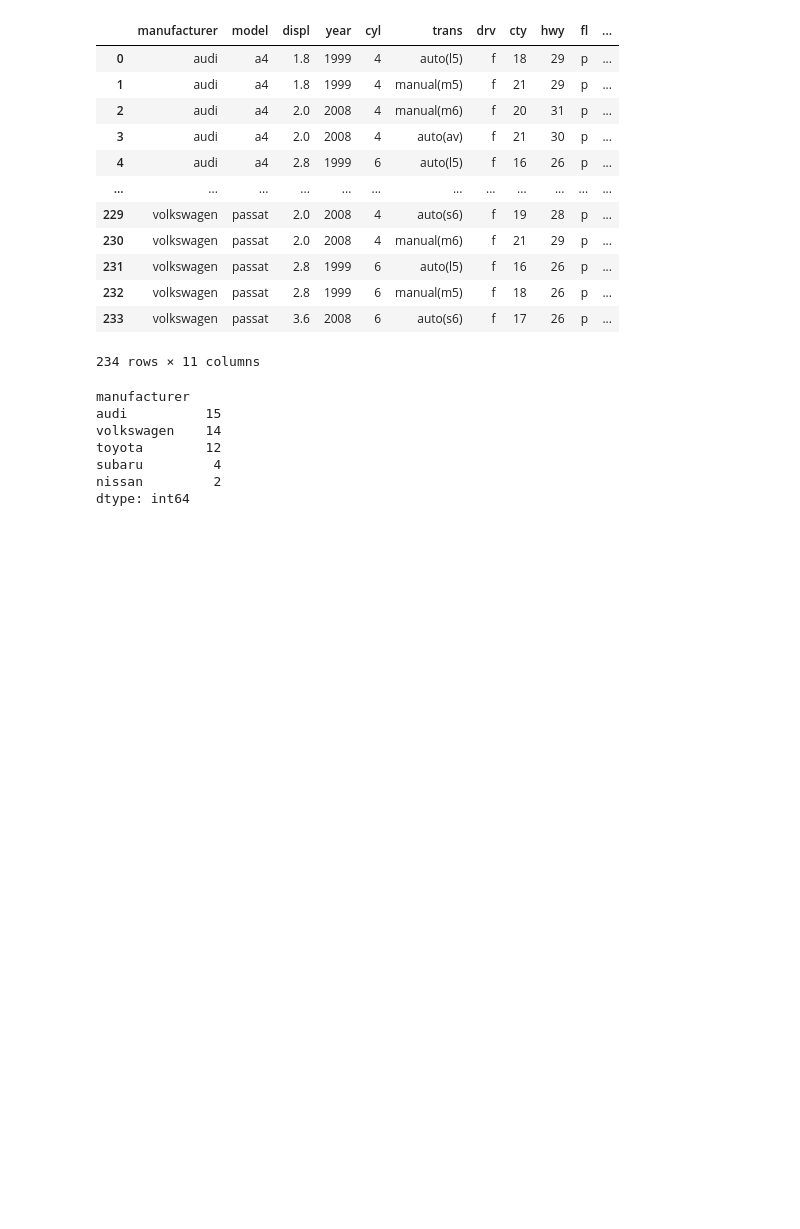
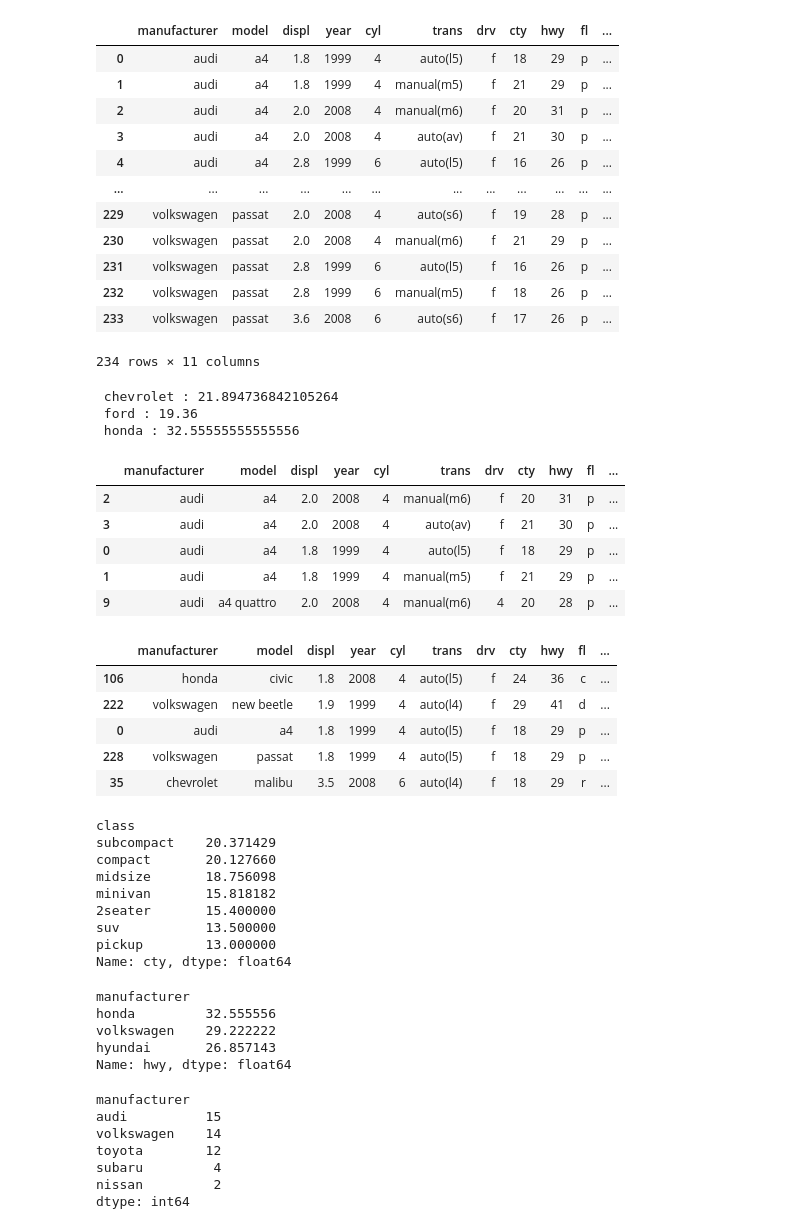
Before and after one commit to Souuul/numpy-pandas, a Jupyter notebook: Pandas movie.ipynb, the cells around one changed output. Cells and saved outputs as stored; diff of their text form; code cells hidden in the pictures; blank space fills up the shorter version.

```diff
--- a/Pandas movie.ipynb
+++ b/Pandas movie.ipynb
@@ -200,69 +204,97 @@ display(df_mpg)
 
 # 3. "chevrolet", "ford", "honda" 자동차의 고속도로 연비 평균을 알아보려고 한다.
 # 이 회사들의 데이터를 추출한 후 hwy(고속도로 연비) 평균을 구하세요.
-# chevrolet_cty = df_mpg[df_mpg['manufacturer']=='chevrolet']['hwy'].mean()
-# ford_cty = df_mpg[df_mpg['manufacturer']=='ford']['hwy'].mean()
-# honda_cty = df_mpg[df_mpg['manufacturer']=='honda']['hwy'].mean()
-
-# print (' chevrolet : {} \n ford : {} \n honda : {}'.format(chevrolet_cty,ford_cty,honda_cty))
+chevrolet_cty = df_mpg[df_mpg['manufacturer']=='chevrolet']['hwy'].mean()
+ford_cty = df_mpg[df_mpg['manufacturer']=='ford']['hwy'].mean()
+honda_cty = df_mpg[df_mpg['manufacturer']=='honda']['hwy'].mean()
+print (' chevrolet : {} \n ford : {} \n honda : {}'.format(chevrolet_cty,ford_cty,honda_cty))
 
 
 # 4. "audi"에서 생산한 자동차 중에 어떤 자동차 모델의 hwy(고속도로 연비)가
 # 높은지 알아보려고 한다. "audi"에서 생산한 자동차 중 hwy가 1~5위에 해당하는
 # 자동차의 데이터를 출력하세요.
-# audi_df = df_mpg[df_mpg['manufacturer']=='audi'].sort_values(by = 'hwy', ascending= False)
-# display(audi_df.head())
+audi_df = df_mpg[df_mpg['manufacturer']=='audi'].sort_values(by = 'hwy', ascending= False)
+display(audi_df.head())
 
 
 # 5. mpg 데이터는 연비를 나타내는 변수가 2개입니다.
 # 두 변수를 각각 활용하는 대신 하나의 통합 연비 변수를 만들어 사용하려 합니다.
 # 평균 연비 변수는 두 연비(고속도로와 도시)의 평균을 이용합니다.
 # 회사별로 "suv" 자동차의 평균 연비를 구한후 내림차순으로 정렬한 후 1~5위까지 데이터를 출력하세요.
-# df_mpg['ever_y'] = df_mpg['hwy'] - df_mpg['cty']
-# display(df_mpg.sort_values(by = 'ever_y' ,ascending= False).head())
+df_mpg['ever_y'] = df_mpg['hwy'] - df_mpg['cty']
+display(df_mpg.sort_values(by = 'ever_y' ,ascending= False).head())
 
 
 
 # 6. mpg 데이터의 class는 "suv", "compact" 등 자동차의 특징에 따라
 # 일곱 종류로 분류한 변수입니다. 어떤 차종의 도시 연비가 높은지 비교하려 합니다.
 # class별 cty 평균을 구하고 cty 평균이 높은 순으로 정렬해 출력하세요.
-# df_class = df_mpg['cty'].groupby(df_mpg['class']).mean()
-# display(df_class.sort_values(ascending= False))
+df_class = df_mpg['cty'].groupby(df_mpg['class']).mean()
+display(df_class.sort_values(ascending= False))
 
 
 # 7. 어떤 회사 자동차의 hwy(고속도로 연비)가 가장 높은지 알아보려 합니다.
 # hwy(고속도로 연비) 평균이 가장 높은 회사 세 곳을 출력하세요.
-# df_manu = df_mpg['hwy'].groupby(df_mpg['manufacturer']).mean()
-# display(df_manu.sort_values(ascending= False).head(3))
+df_manu = df_mpg['hwy'].groupby(df_mpg['manufacturer']).mean()
+display(df_manu.sort_values(ascending= False).head(3))
 
 
 
 
 # 8. 어떤 회사에서 "compact" 차종을 가장 많이 생산하는지 알아보려고 합니다.
 # 각 회사별 "compact" 차종 수를 내림차순으로 정렬해 출력하세요.
-# df_class = df_mpg[df_mpg['class'] == 'compact'].groupby(df_mpg['manufacturer'])
-# display(df_class.size().sort_values(ascending= False))
+df_class = df_mpg[df_mpg['class'] == 'compact'].groupby(df_mpg['manufacturer'])
+display(df_class.size().sort_values(ascending= False))
 # %% [output]
 |  | manufacturer | model | displ | year | cyl | trans | drv | cty | hwy | fl | ... |
 | 0 | audi | a4 | 1.8 | 1999 | 4 | auto(l5) | f | 18 | 29 | p | ... |
 | 1 | audi | a4 | 1.8 | 1999 | 4 | manual(m5) | f | 21 | 29 | p | ... |
 | 2 | audi | a4 | 2.0 | 2008 | 4 | manual(m6) | f | 20 | 31 | p | ... |
 | 3 | audi | a4 | 2.0 | 2008 | 4 | auto(av) | f | 21 | 30 | p | ... |
 | 4 | audi | a4 | 2.8 | 1999 | 6 | auto(l5) | f | 16 | 26 | p | ... |
 | ... | ... | ... | ... | ... | ... | ... | ... | ... | ... | ... | ... |
 | 229 | volkswagen | passat | 2.0 | 2008 | 4 | auto(s6) | f | 19 | 28 | p | ... |
 | 230 | volkswagen | passat | 2.0 | 2008 | 4 | manual(m6) | f | 21 | 29 | p | ... |
 | 231 | volkswagen | passat | 2.8 | 1999 | 6 | auto(l5) | f | 16 | 26 | p | ... |
 | 232 | volkswagen | passat | 2.8 | 1999 | 6 | manual(m5) | f | 18 | 26 | p | ... |
 | 233 | volkswagen | passat | 3.6 | 2008 | 6 | auto(s6) | f | 17 | 26 | p | ... |
 234 rows × 11 columns
-manufacturer
-audi          15
-volkswagen    14
-toyota        12
-subaru         4
-nissan         2
-dtype: int64
+ chevrolet : 21.894736842105264
+ ford : 19.36
+ honda : 32.55555555555556
+|  | manufacturer | model | displ | year | cyl | trans | drv | cty | hwy | fl | ... |
+| 2 | audi | a4 | 2.0 | 2008 | 4 | manual(m6) | f | 20 | 31 | p | ... |
+| 3 | audi | a4 | 2.0 | 2008 | 4 | auto(av) | f | 21 | 30 | p | ... |
+| 0 | audi | a4 | 1.8 | 1999 | 4 | auto(l5) | f | 18 | 29 | p | ... |
+| 1 | audi | a4 | 1.8 | 1999 | 4 | manual(m5) | f | 21 | 29 | p | ... |
+| 9 | audi | a4 quattro | 2.0 | 2008 | 4 | manual(m6) | 4 | 20 | 28 | p | ... |
+|  | manufacturer | model | displ | year | cyl | trans | drv | cty | hwy | fl | ... |
+| 106 | honda | civic | 1.8 | 2008 | 4 | auto(l5) | f | 24 | 36 | c | ... |
+| 222 | volkswagen | new beetle | 1.9 | 1999 | 4 | auto(l4) | f | 29 | 41 | d | ... |
+| 0 | audi | a4 | 1.8 | 1999 | 4 | auto(l5) | f | 18 | 29 | p | ... |
+| 228 | volkswagen | passat | 1.8 | 1999 | 4 | auto(l5) | f | 18 | 29 | p | ... |
+| 35 | chevrolet | malibu | 3.5 | 2008 | 6 | auto(l4) | f | 18 | 29 | r | ... |
+class
+subcompact    20.371429
+compact       20.127660
+midsize       18.756098
+minivan       15.818182
+2seater       15.400000
+suv           13.500000
+pickup        13.000000
+Name: cty, dtype: float64
+manufacturer
+honda         32.555556
+volkswagen    29.222222
+hyundai       26.857143
+Name: hwy, dtype: float64
+manufacturer
+audi          15
+volkswagen    14
+toyota        12
+subaru         4
+nissan         2
+dtype: int64
 # %%
 import json
 import numpy as np
```
Also changed, not shown: parts of 2 cells of this notebook, 8 other files.
